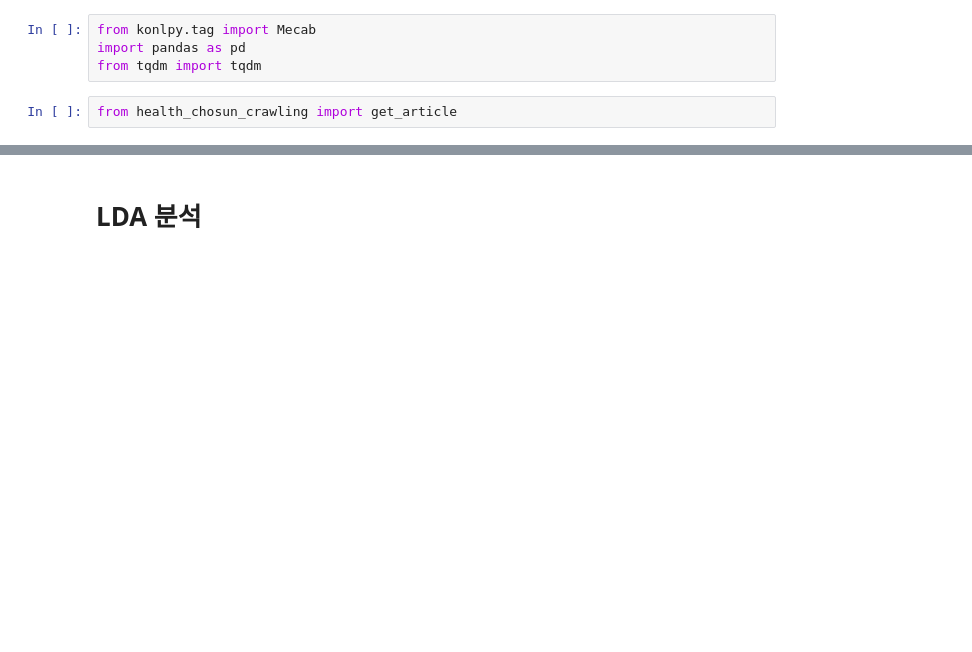
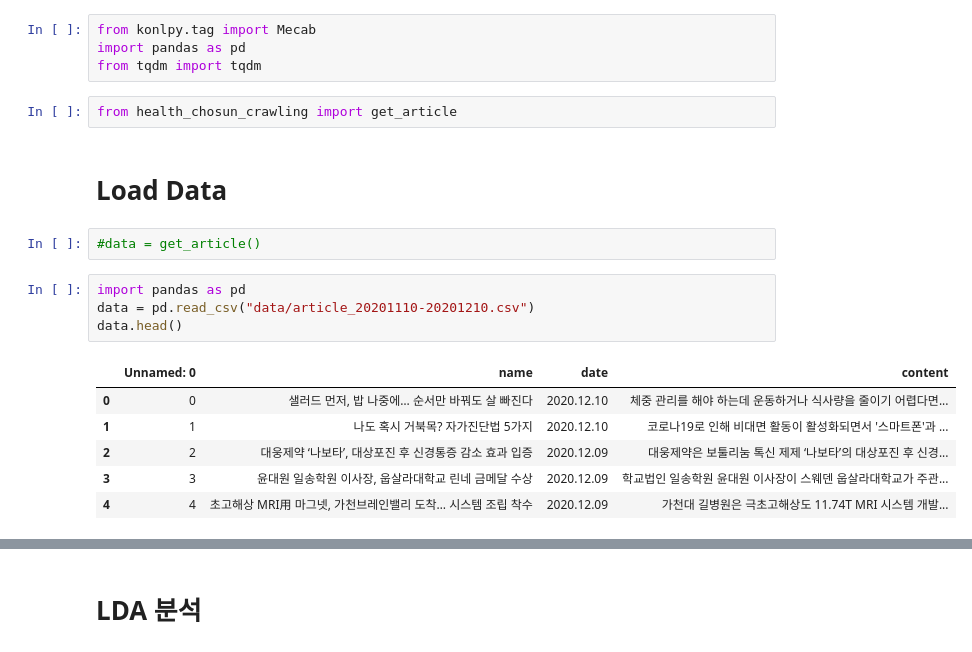
Before and after one commit to CSID-DGU/2020-2-OSSP1-WhatsUp-5, a Jupyter notebook: text_mining/Trend_Analysis.ipynb, the cells around one changed output, grey strips where cells are left out. Saved outputs shown, nothing was run; the diff lists cells and outputs as text; blank space fills up the shorter version.

```diff
--- a/text_mining/Trend_Analysis.ipynb
+++ b/text_mining/Trend_Analysis.ipynb
@@ -109,4 +138,19 @@ import pandas as pd
 from tqdm import tqdm
 # %%
 from health_chosun_crawling import get_article
+# %% [markdown]
+# Load Data
+# %%
+#data = get_article()
+# %%
+import pandas as pd
+data = pd.read_csv("data/article_20201110-20201210.csv")
+data.head()
+# %% [output]
+|  | Unnamed: 0 | name | date | content |
+| 0 | 0 | 샐러드 먼저, 밥 나중에… 순서만 바꿔도 살 빠진다 | 2020.12.10 | 체중 관리를 해야 하는데 운동하거나 식사량을 줄이기 어렵다면... |
+| 1 | 1 | 나도 혹시 거북목? 자가진단법 5가지 | 2020.12.10 | 코로나19로 인해 비대면 활동이 활성화되면서 '스마트폰'과 ... |
+| 2 | 2 | 대웅제약 ‘나보타’, 대상포진 후 신경통증 감소 효과 입증 | 2020.12.09 | 대웅제약은 보툴리눔 톡신 제제 ‘나보타’의 대상포진 후 신경... |
+| 3 | 3 | 윤대원 일송학원 이사장, 웁살라대학교 린네 금메달 수상 | 2020.12.09 | 학교법인 일송학원 윤대원 이사장이 스웨덴 웁살라대학교가 주관... |
+| 4 | 4 | 초고해상 MRI用 마그넷, 가천브레인밸리 도착… 시스템 조립 착수 | 2020.12.09 | 가천대 길병원은 극초고해상도 11.74T MRI 시스템 개발... |
 # %%
```
Also changed, not shown: parts of 10 cells of this notebook, 11 other files.
